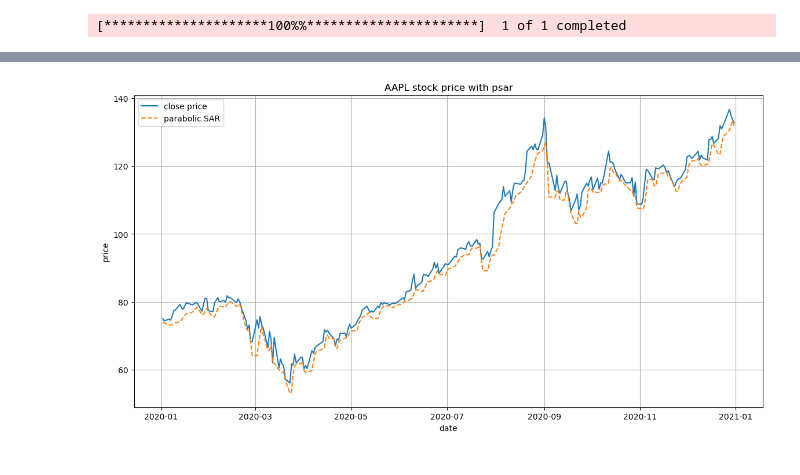
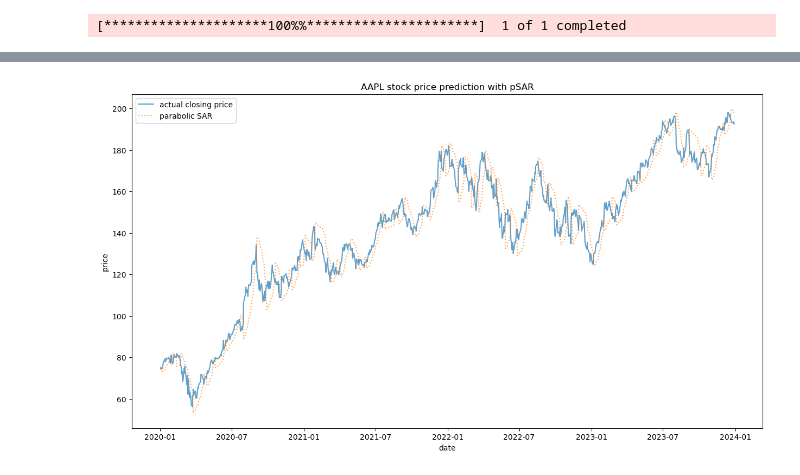
Before and after one commit to Ghruank/transformermodel-timeseries, a Jupyter notebook: parabolicsar.ipynb, the cells around one changed output, grey strips where cells are left out. Saved outputs shown, nothing was run; the diff lists cells and outputs as text; code cells hidden in the pictures.

Commit message:
psar updated

```diff
--- a/parabolicsar.ipynb
+++ b/parabolicsar.ipynb
@@ -6,7 +48,7 @@ import matplotlib.pyplot as plt
 # %%
-ticker = 'AAPL'
-start_date = '2020-01-01'
-end_date = '2021-01-01'
-data = yf.download(ticker, start=start_date, end=end_date)
+symbol = "AAPL"
+start_date = "2020-01-01"
+end_date = "2023-12-31"
+data = yf.download(symbol, start=start_date, end=end_date)
 # %% [output]
 [*********************100%%**********************]  1 of 1 completed
@@ -60,2 +55,2 @@ def calculate_parabolic_sar(df, af_step=0.02, af_max=0.2):
-# %%
-data = calculate_parabolic_sar(data)
+# %%
+data['SAR'] = calculate_psar(data['High'].values, data['Low'].values, data['Close'].values)
@@ -62,12 +140,11 @@ data = calculate_parabolic_sar(data)
 # %%
-plt.figure(figsize=(14, 7))
-plt.plot(data.index, data['Close'], label='close price')
-plt.plot(data.index, data['Parabolic SAR'], label='parabolic SAR', linestyle='--')
-plt.title(f'{ticker} stock price with psar')
+plt.figure(figsize=(15, 8))
+plt.plot(data.index, data['Close'], label='actual closing price', alpha=0.7)
+plt.plot(data.index, data['SAR'], label='parabolic SAR', alpha=0.7, linestyle='dotted')
+plt.title(f'{symbol} stock price prediction with pSAR')
 plt.xlabel('date')
 plt.ylabel('price')
 plt.legend()
-plt.grid(True)
 plt.show()
 # %% [output]
-[figure, old version]
+[figure, new version]
```
Also changed, not shown: parts of 13 cells of this notebook.
